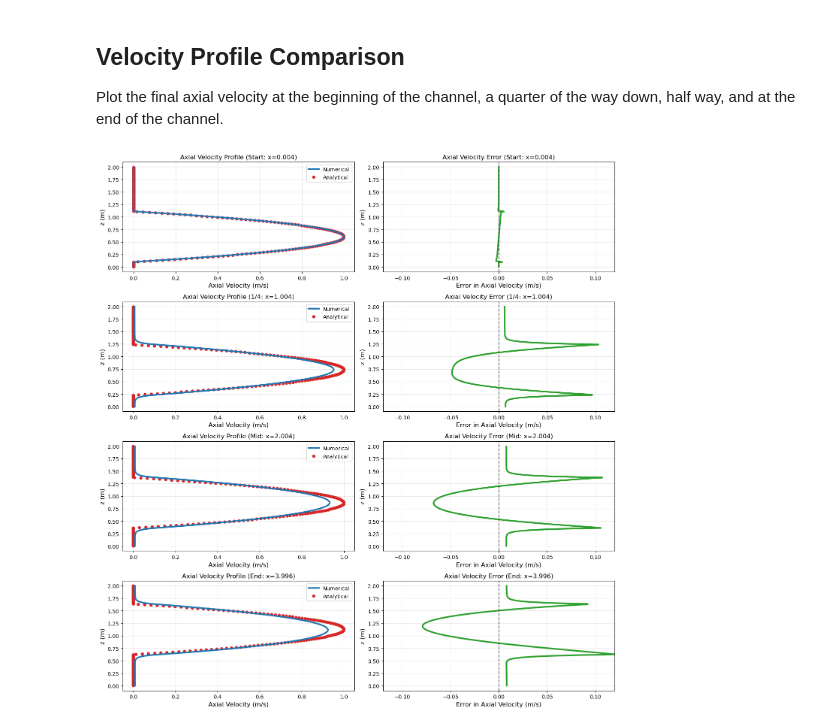
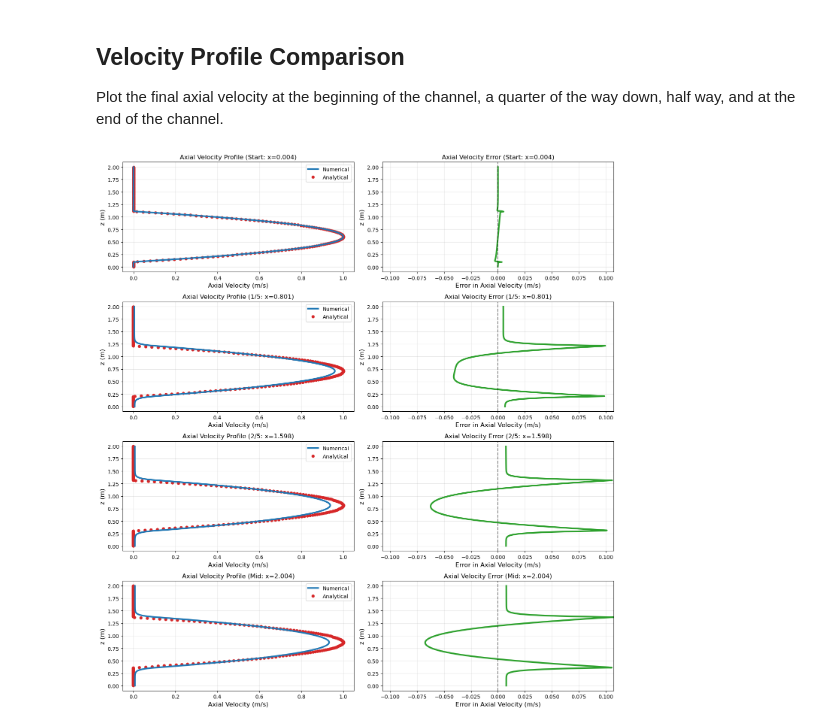
Before and after one commit to kynema/estuary_hfm_mmsei, a Jupyter notebook: validation/single_phase_laminar_slanted/python/SlantedChannelPostProcess.ipynb, the cells around one changed output. Saved outputs shown, nothing was run; the diff lists cells and outputs as text; code cells hidden in the pictures.

```diff
--- a/validation/single_phase_laminar_slanted/python/SlantedChannelPostProcess.ipynb
+++ b/validation/single_phase_laminar_slanted/python/SlantedChannelPostProcess.ipynb
@@ -635,8 +638,8 @@ j_mid = ny[case_finest] // 2
 fig, axes = plt.subplots(4, 2, figsize=(14, 15))
 
 # Define x-locations to plot
-i_locations = [0, nx[case_finest] // 4, nx[case_finest] // 2, nx[case_finest] - 1]
-x_labels = ['Start', '1/4', 'Mid', 'End']
+i_locations = [0, nx[case_finest] // 5,  2 *nx[case_finest] // 5, nx[case_finest] // 2]
+x_labels = ['Start', '1/5', '2/5', 'Mid']
 
 # Extract 2D slices at midpoint
 u_2d = u[case_finest][:, j_mid, :]
@@ -656,31 +659,31 @@ for i_loc in i_locations:
 for row_idx, (i_loc, x_label) in enumerate(zip(i_locations, x_labels)):
     x_val = x[case_finest][i_loc]
 
     # Left subplot: velocity profile
     ax = axes[row_idx, 0]
     ax.plot(u_axial_ana[i_loc, :], z[case_finest], 'o', color='tab:red', markersize=5, label='Analytical')
     ax.plot(u_axial_num[i_loc, :], z[case_finest], '-', color='tab:blue', linewidth=3, label='Numerical')
     ax.set_xlabel('Axial Velocity (m/s)', fontsize=12)
     ax.set_ylabel('z (m)', fontsize=12)
     ax.set_title(f'Axial Velocity Profile ({x_label}: x={x_val:.3f})', fontsize=12)
     # Reverse legend order so Numerical appears first
     handles, labels = ax.get_legend_handles_labels()
     ax.legend(handles[::-1], labels[::-1], fontsize=10)
     ax.grid(True, alpha=0.3)
 
     # Right subplot: error
     ax = axes[row_idx, 1]
     velocity_error = u_axial_num[i_loc, :] - u_axial_ana[i_loc, :]
     ax.plot(velocity_error, z[case_finest], '-', color='tab:green', linewidth=3, markersize=6)
     ax.axvline(x=0, color='k', linestyle='--', alpha=0.5)
     ax.set_xlabel('Error in Axial Velocity (m/s)', fontsize=12)
     ax.set_ylabel('z (m)', fontsize=12)
     ax.set_title(f'Axial Velocity Error ({x_label}: x={x_val:.3f})', fontsize=12)
     ax.set_xlim(-max_error_all, max_error_all)
     ax.grid(True, alpha=0.3)
 
 plt.tight_layout()
 plt.savefig(f'{figureDir}/velocity_profile_comparison.png', dpi=150)
 plt.show()
 # %% [output]
-[figure, old version]
+[figure, new version]
```
Also changed, not shown: parts of 4 cells of this notebook.
